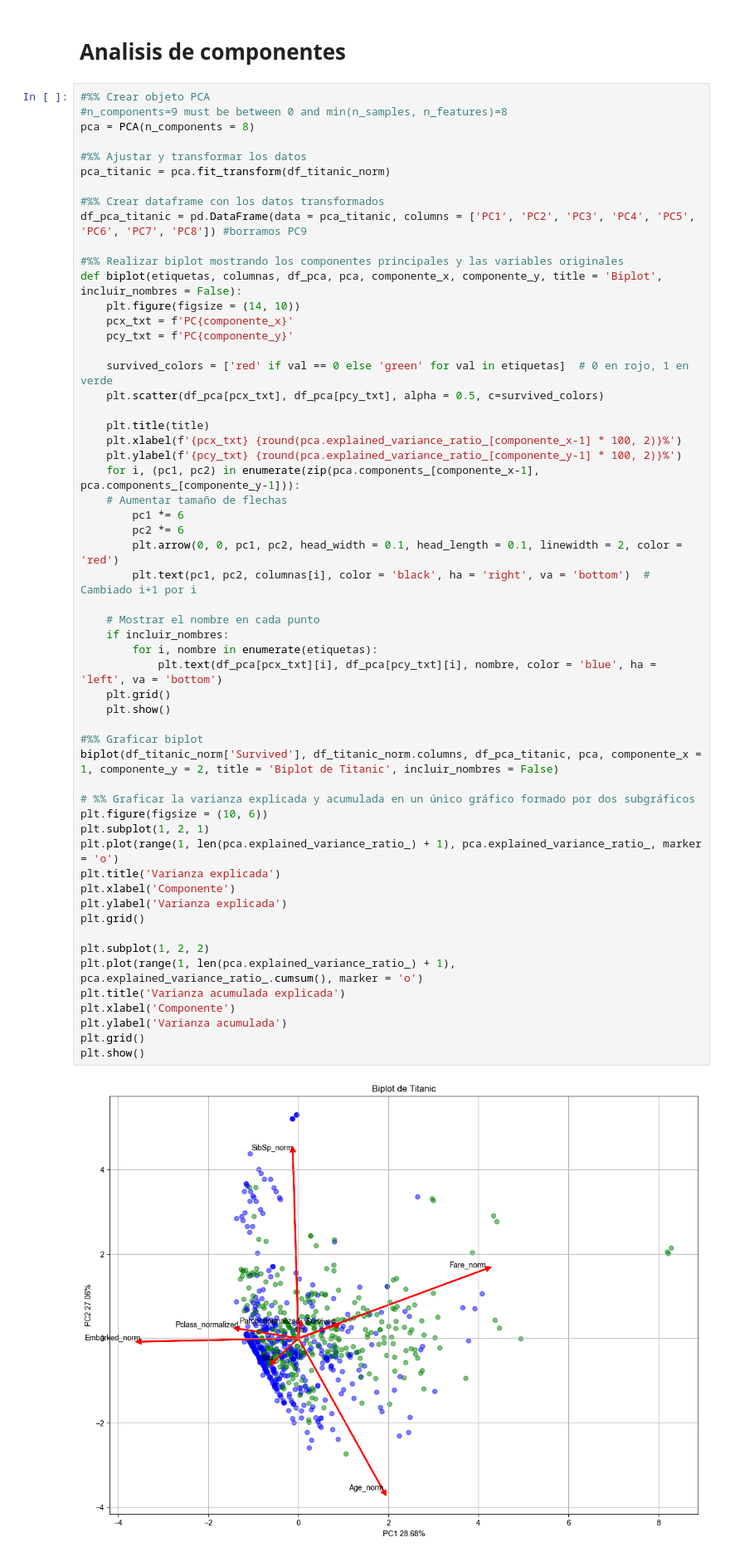
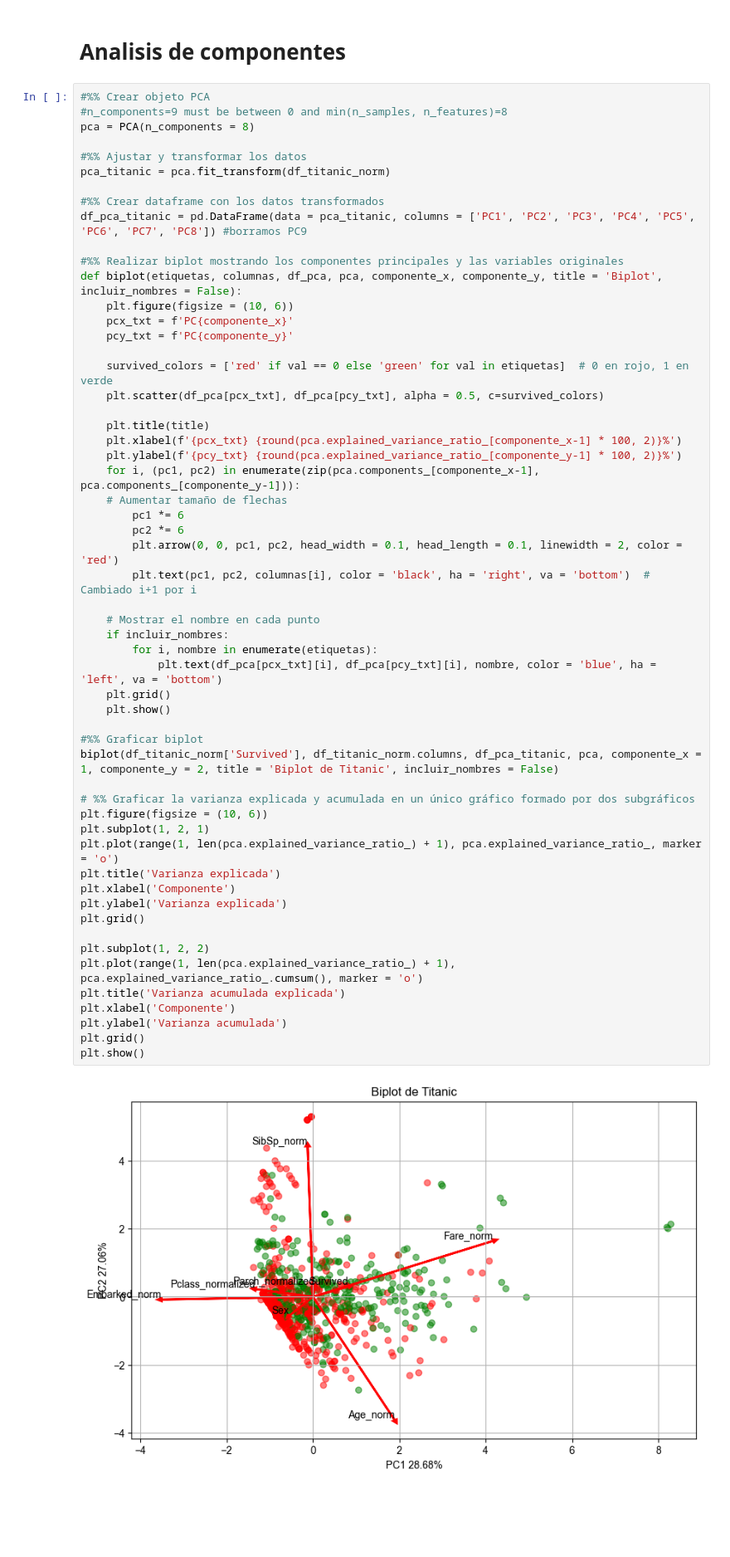
Before and after one commit to phobbins/AnalisisDatos, a Jupyter notebook: Practico 4/Practico4.ipynb, the cells around one changed output. Shown at 83% size. Saved outputs shown, nothing was run; the diff lists cells and outputs as text; blank space fills up the shorter version.

```diff
--- a/Practico 4/Practico4.ipynb
+++ b/Practico 4/Practico4.ipynb
@@ -351,7 +351,7 @@ df_pca_titanic = pd.DataFrame(data = pca_titanic, columns = ['PC1', 'PC2', 'PC3'
 
 #%% Realizar biplot mostrando los componentes principales y las variables originales
 def biplot(etiquetas, columnas, df_pca, pca, componente_x, componente_y, title = 'Biplot', incluir_nombres = False):
-    plt.figure(figsize = (14, 10))
+    plt.figure(figsize = (10, 6))
     pcx_txt = f'PC{componente_x}'
     pcy_txt = f'PC{componente_y}'
 
@@ -368,32 +368,32 @@ def biplot(etiquetas, columnas, df_pca, pca, componente_x, componente_y, title =
         plt.arrow(0, 0, pc1, pc2, head_width = 0.1, head_length = 0.1, linewidth = 2, color = 'red')
         plt.text(pc1, pc2, columnas[i], color = 'black', ha = 'right', va = 'bottom')  # Cambiado i+1 por i
 
     # Mostrar el nombre en cada punto
     if incluir_nombres:
         for i, nombre in enumerate(etiquetas):
             plt.text(df_pca[pcx_txt][i], df_pca[pcy_txt][i], nombre, color = 'blue', ha = 'left', va = 'bottom')
     plt.grid()
     plt.show()
 
 #%% Graficar biplot
 biplot(df_titanic_norm['Survived'], df_titanic_norm.columns, df_pca_titanic, pca, componente_x = 1, componente_y = 2, title = 'Biplot de Titanic', incluir_nombres = False)
 
 # %% Graficar la varianza explicada y acumulada en un único gráfico formado por dos subgráficos
 plt.figure(figsize = (10, 6))
 plt.subplot(1, 2, 1)
 plt.plot(range(1, len(pca.explained_variance_ratio_) + 1), pca.explained_variance_ratio_, marker = 'o')
 plt.title('Varianza explicada')
 plt.xlabel('Componente')
 plt.ylabel('Varianza explicada')
 plt.grid()
 
 plt.subplot(1, 2, 2)
 plt.plot(range(1, len(pca.explained_variance_ratio_) + 1), pca.explained_variance_ratio_.cumsum(), marker = 'o')
 plt.title('Varianza acumulada explicada')
 plt.xlabel('Componente')
 plt.ylabel('Varianza acumulada')
 plt.grid()
 plt.show()
 # %% [output]
-[figure, old version]
+[figure, new version]
 [figure]
```
Also changed, not shown: parts of 1 cell of this notebook.
